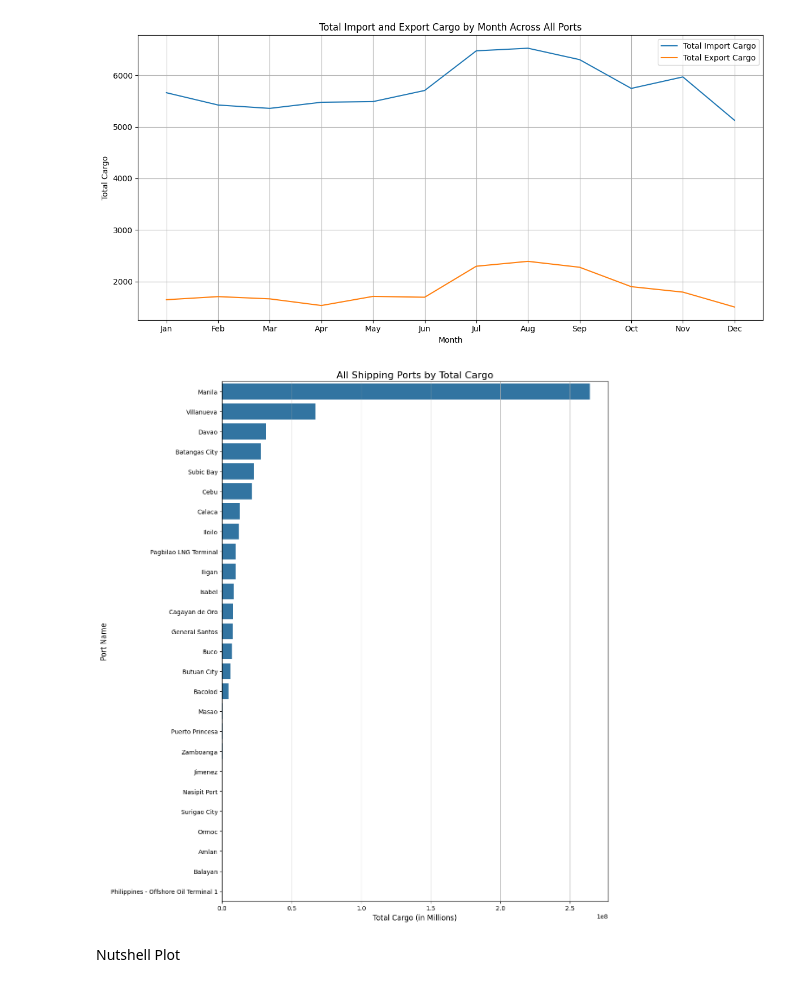
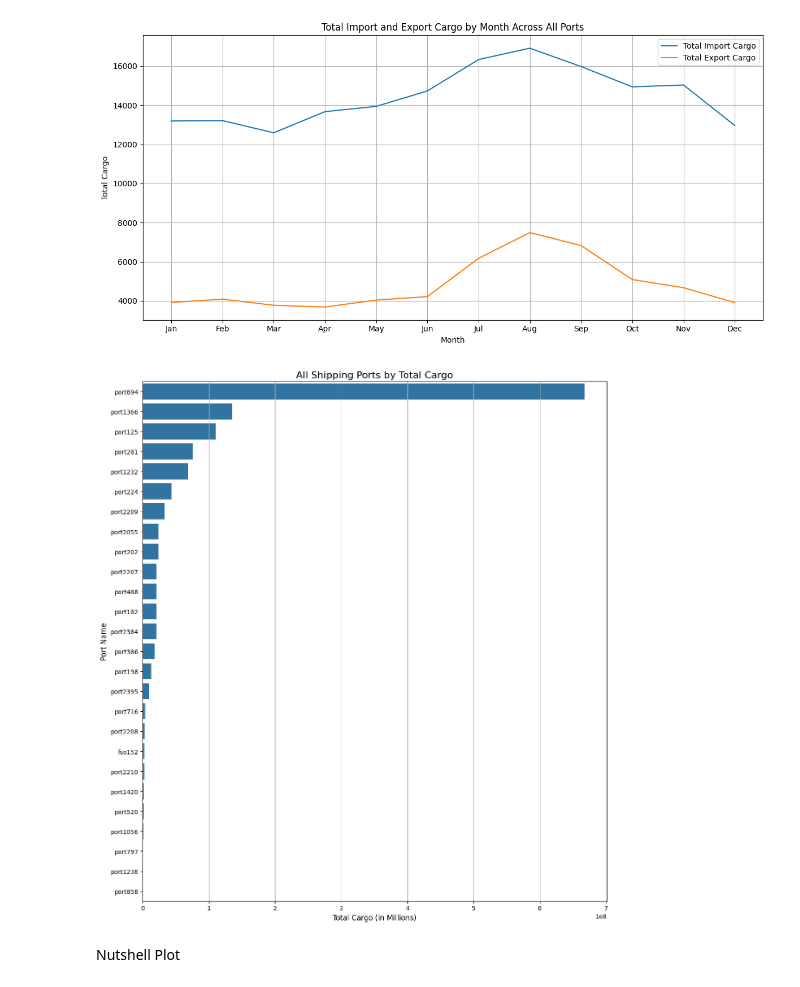
Before and after one commit to cs132-group-5/cs-132-project, a Jupyter notebook: eda.ipynb, the cells around one changed output. Saved outputs shown, nothing was run; the diff lists cells and outputs as text; code cells hidden in the pictures.

```diff
--- a/eda.ipynb
+++ b/eda.ipynb
@@ -18,10 +48,10 @@ df.dropna(subset=['import_cargo', 'export_cargo'], inplace=True)
 df['date'] = pd.to_datetime(df['date'])
 df['month'] = df['date'].dt.month
 
-monthly_traffic = df.groupby('month')[['import_cargo', 'export_cargo']].mean().reset_index()
-plt.figure(figsize = (12, 6))
-plt.plot(monthly_traffic['month'], monthly_traffic['import_cargo'], label = 'Total Import Cargo')
-plt.plot(monthly_traffic['month'], monthly_traffic['export_cargo'], label = 'Total Export Cargo')
+monthly_traffic = df.groupby('month')[['import', 'export']].mean().reset_index()
+plt.figure(figsize=(12, 6))
+plt.plot(monthly_traffic['month'], monthly_traffic['import'], label='Total Import Cargo')
+plt.plot(monthly_traffic['month'], monthly_traffic['export'], label='Total Export Cargo')
 plt.title('Total Import and Export Cargo by Month Across All Ports')
 plt.xlabel('Month')
 plt.ylabel('Total Cargo')
@@ -31,29 +61,28 @@ plt.grid(True)
 plt.tight_layout()
 plt.show()
 # %% [output]
-[figure, old version]
+[figure, new version]
 # %%
 import seaborn as sns
-
 # Calculate total cargo for each port
-port_traffic = df.groupby('portname')[['import_cargo', 'export_cargo']].sum().reset_index()
-port_traffic['total_cargo'] = port_traffic['import_cargo'] + port_traffic['export_cargo']
+port_traffic = df.groupby('portid')[['import', 'export']].sum().reset_index()
+port_traffic['total_cargo'] = port_traffic['import'] + port_traffic['export']
 
 # Sort all ports by total cargo for better visualization
-all_ports_traffic = port_traffic.sort_values(by = 'total_cargo', ascending = False)
+all_ports_traffic = port_traffic.sort_values(by='total_cargo', ascending=False)
 
-fig_height = max(6, 13)
+fig_height = max(6, 26 * 0.5)
 
-plt.figure(figsize = (12, fig_height))
-sns.barplot(x = 'total_cargo', y = 'portname', data = all_ports_traffic)
+plt.figure(figsize=(12, fig_height))
+sns.barplot(x = 'total_cargo', y = 'portid', data=all_ports_traffic)
 plt.title('All Shipping Ports by Total Cargo', fontsize = 16)
 plt.xlabel('Total Cargo (in Millions)', fontsize = 12)
-plt.ylabel('Port Name', fontsize = 12)
-plt.grid(axis = 'x')
+plt.ylabel('Port Name', fontsize=12)
+plt.grid(axis='x')
 plt.tight_layout()
 plt.show()
 # %% [output]
-[figure, old version]
+[figure, new version]
 # %% [markdown]
 Nutshell Plot
 # %%
```
Also changed, not shown: parts of 6 cells of this notebook.
